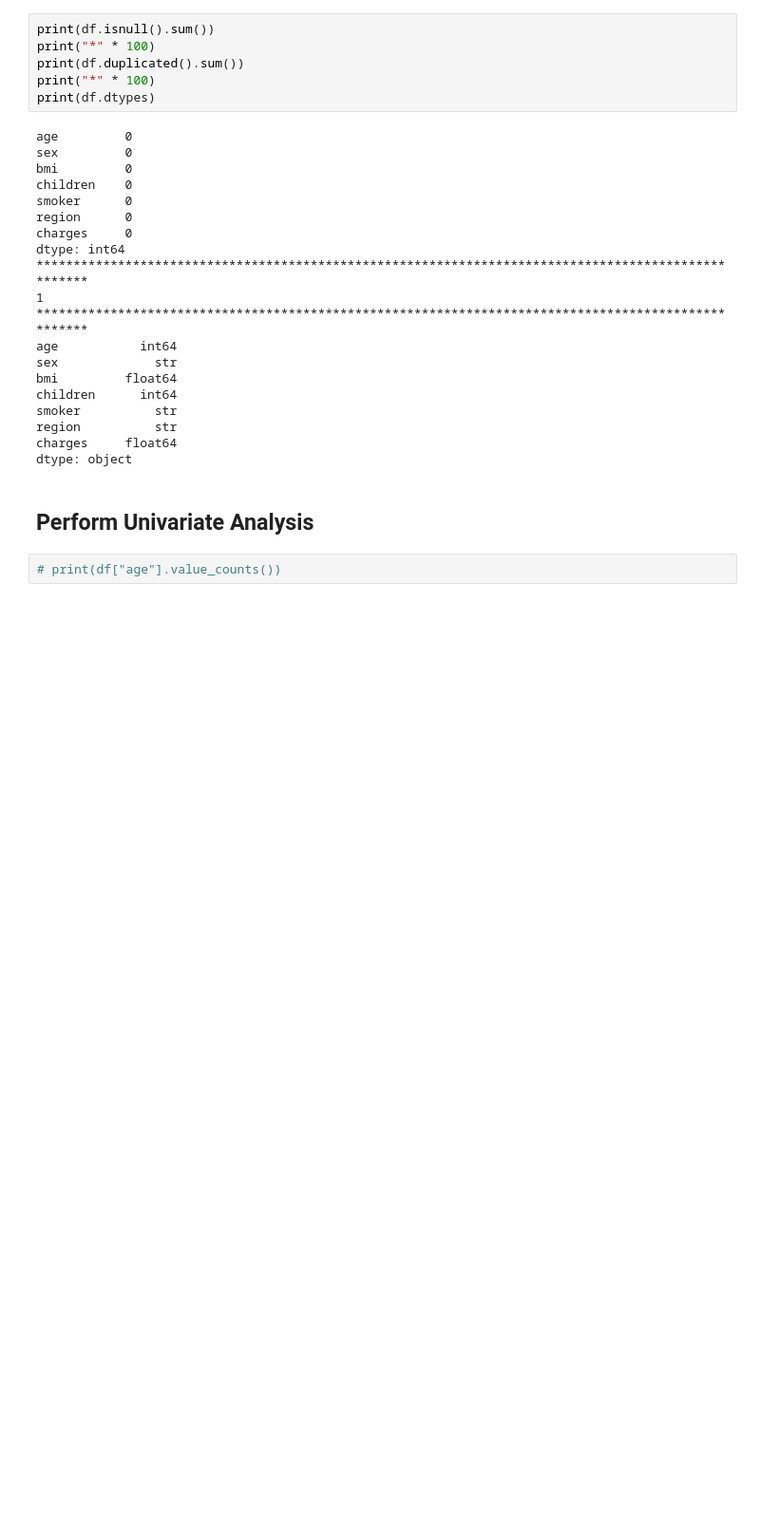
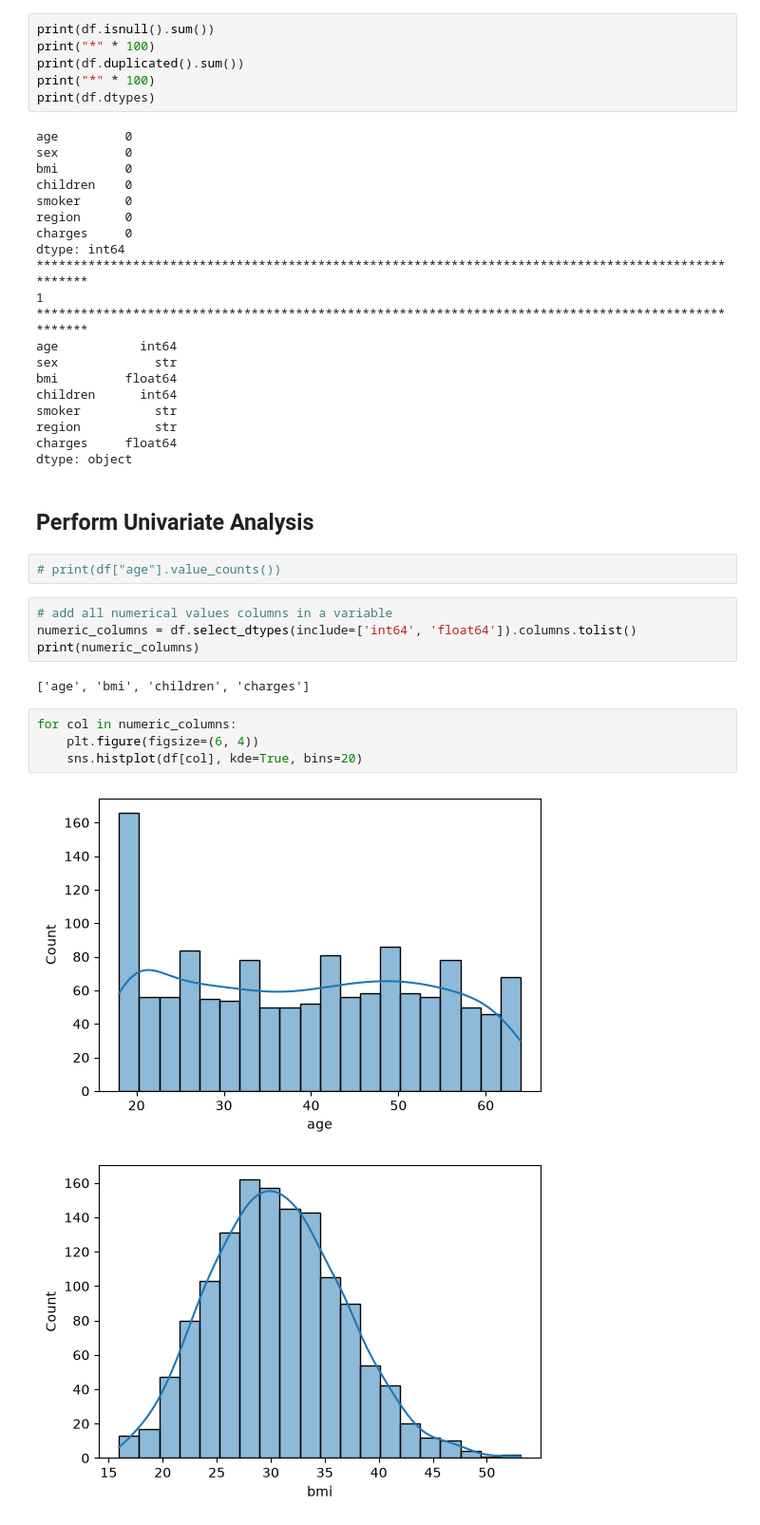
Before and after one commit to Krish123-lang/Learn-Machine-Learning-And-Artificial-Intelligence, a Jupyter notebook: Learning/day3Project.ipynb, the cells around one changed output. Shown at 95% size. Cells and saved outputs as stored; diff of their text form; blank space fills up the shorter version.

```diff
--- a/Learning/day3Project.ipynb
+++ b/Learning/day3Project.ipynb
@@ -108,3 +108,16 @@ dtype: object
 ## Perform Univariate Analysis
 # %%
 # print(df["age"].value_counts())
+# %%
+# add all numerical values columns in a variable
+numeric_columns = df.select_dtypes(include=['int64', 'float64']).columns.tolist()
+print(numeric_columns)
+# %% [output]
+['age', 'bmi', 'children', 'charges']
+# %%
+for col in numeric_columns:
+    plt.figure(figsize=(6, 4))
+    sns.histplot(df[col], kde=True, bins=20)
+# %% [output]
+[figure, added]
+[figure, added]
```
Also changed, not shown: parts of 3 cells of this notebook.
